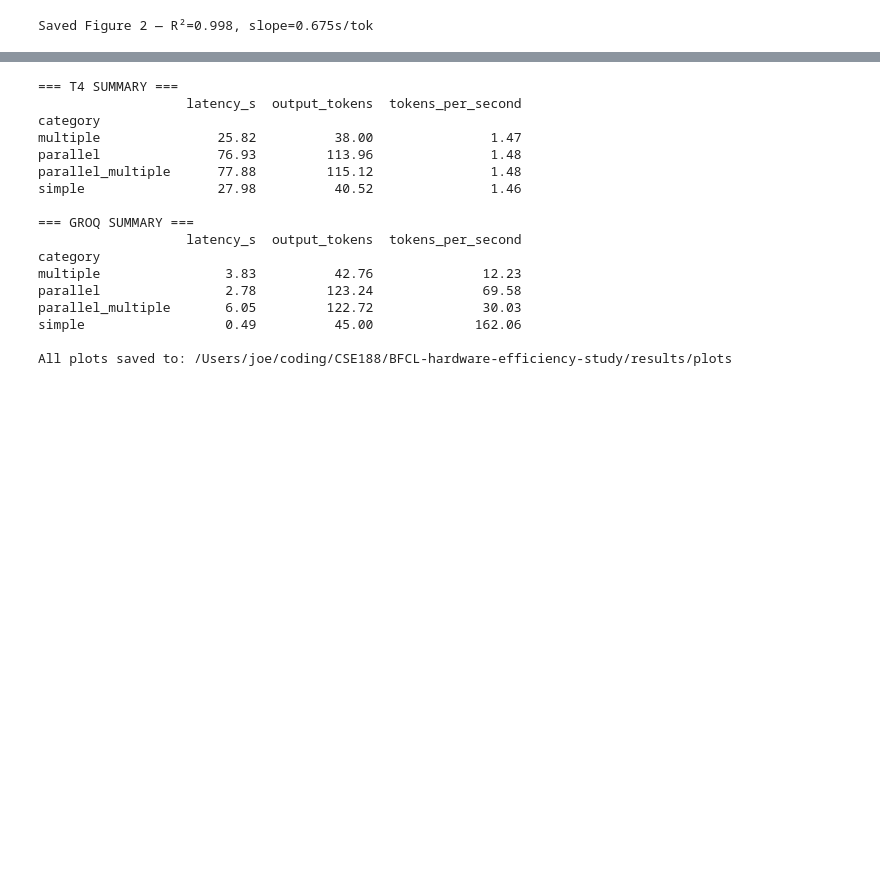
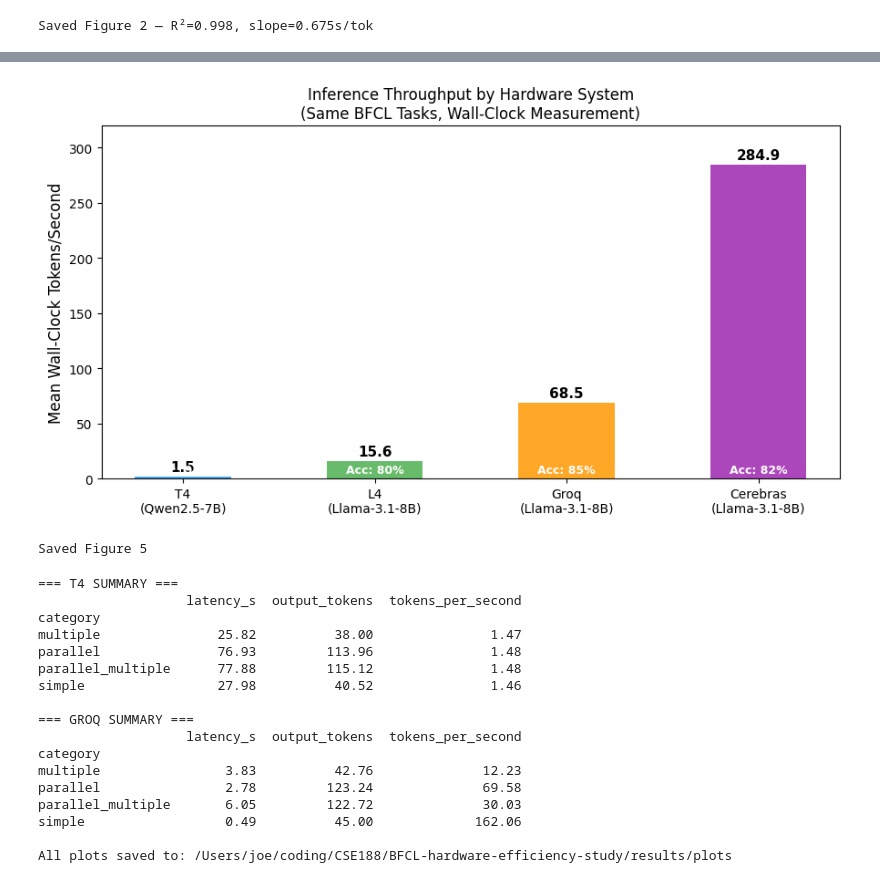
Before and after one commit to joerosh/BFCL-hardware-efficiency-study, a Jupyter notebook: notebooks/04_analysis_plots.ipynb, the cells around one changed output, grey strips where cells are left out. Cells and saved outputs as stored; diff of their text form; code cells hidden in the pictures; blank space fills up the shorter version.

```diff
--- a/notebooks/04_analysis_plots.ipynb
+++ b/notebooks/04_analysis_plots.ipynb
@@ -282,4 +267,40 @@ print("Saved Figure 4")
 Saved Figure 4
+# %%
+# New Figure 5: Throughput comparison across all four systems
+fig, ax = plt.subplots(figsize=(9, 5))
+
+system_names = ["T4\n(Qwen2.5-7B)", "L4\n(Llama-3.1-8B)",
+                "Groq\n(Llama-3.1-8B)", "Cerebras\n(Llama-3.1-8B)"]
+mean_tps     = [1.47, 15.6, 68.5, 284.9]  # overall mean tok/s
+colors       = ["#2196F3", "#4CAF50", "#FF9800", "#9C27B0"]
+
+bars = ax.bar(system_names, mean_tps, color=colors, alpha=0.85, width=0.5)
+
+for bar, val in zip(bars, mean_tps):
+    ax.text(bar.get_x() + bar.get_width()/2,
+            bar.get_height() + 5,
+            f"{val:.1f}",
+            ha="center", fontsize=11, fontweight="bold")
+
+ax.set_ylabel("Mean Wall-Clock Tokens/Second", fontsize=12)
+ax.set_title("Inference Throughput by Hardware System\n(Same BFCL Tasks, Wall-Clock Measurement)", fontsize=12)
+ax.set_ylim(0, 320)
+
+# Add correctness annotation
+correctness = ["91%", "80%", "85%", "82%"]
+for i, (bar, acc) in enumerate(zip(bars, correctness)):
+    ax.text(bar.get_x() + bar.get_width()/2,
+            5, f"Acc: {acc}",
+            ha="center", fontsize=9, color="white", fontweight="bold")
+
+plt.tight_layout()
+plt.savefig(PLOTS_DIR / "fig5_throughput_comparison.pdf", bbox_inches="tight", dpi=300)
+plt.savefig(PLOTS_DIR / "fig5_throughput_comparison.png", bbox_inches="tight", dpi=300)
+plt.show()
+print("Saved Figure 5")
+# %% [output]
+[figure, added]
+Saved Figure 5
 # %%
 # Cell 7: Print summary stats for paper verification
 print("=== T4 SUMMARY ===")
```
Also changed, not shown: parts of 4 cells of this notebook, 19 other files.
